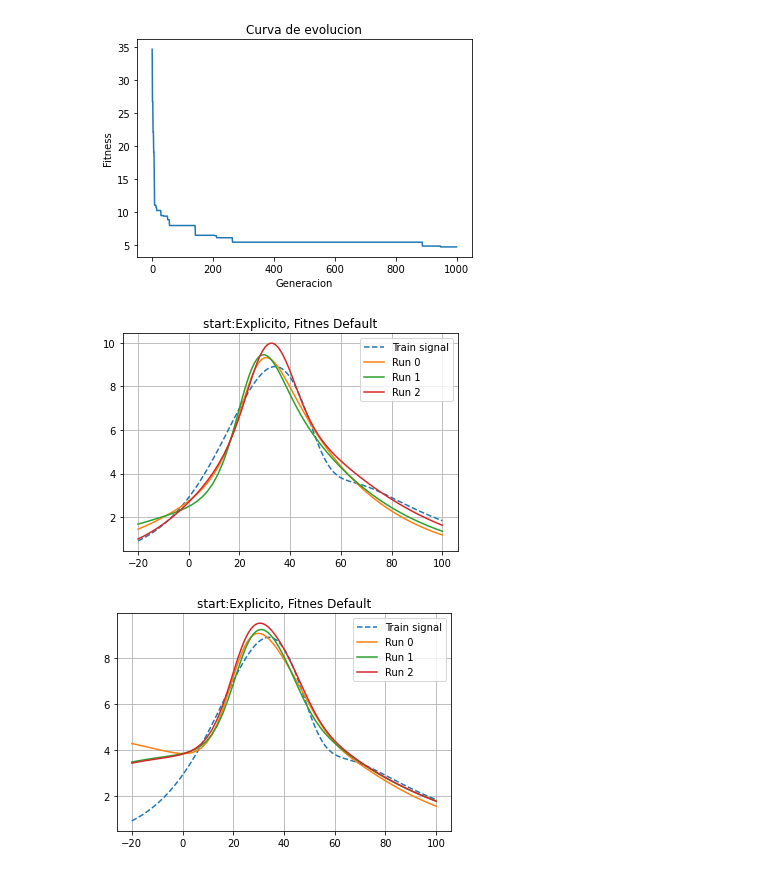
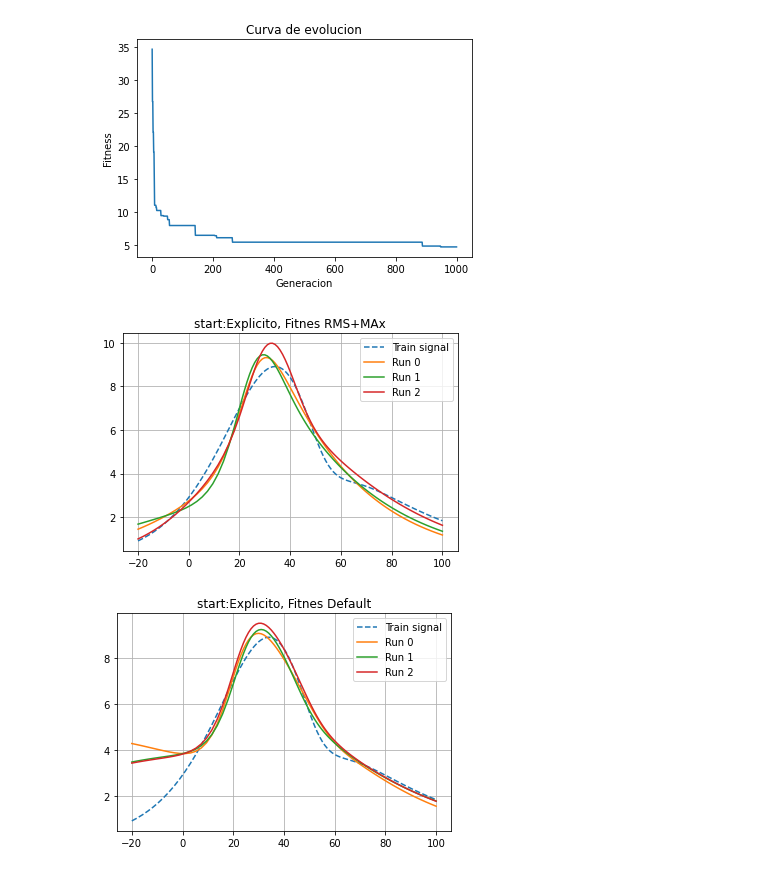
Before and after one commit to nfierroflo/Evolutionary-computation, a Jupyter notebook: evolutivacompletoc1.ipynb, the cells around one changed output. Drawn from its saved outputs; the diff is of its cells as text; code cells hidden in the pictures.

```diff
--- a/evolutivacompletoc1.ipynb
+++ b/evolutivacompletoc1.ipynb
@@ -175,12 +175,12 @@ Text(0.5, 0, 'Generacion')
 # %%
 # CON MAX +RMS
 g0=lambda x: (0.493*(1-0.796*(x-58.6)/01.02)/(1+np.exp((43.6-x)/21.16)))*(1-sigmoid(0.2*(x-(00.62+27.4))))+(sigmoid(0.2*(x-(04.89+20.8))))*(0.802*(1-0.034)*np.exp((88.11+32.1-x)/27.33)/(1+np.exp((23.2-x)/76.35)))
 g1=lambda x: (0.643*(1-0.553*(x-57.9)/02.89)/(1+np.exp((23.5-x)/26.74)))*(1-sigmoid(0.2*(x-(07.27+28.3))))+(sigmoid(0.2*(x-(01.34+21.0))))*(0.747*(1-0.080)*np.exp((75.54+52.6-x)/29.28)/(1+np.exp((34.9-x)/57.37)))
 g2=lambda x: (0.513*(1-0.971*(x-56.6)/02.13)/(1+np.exp((20.5-x)/14.21)))*(1-sigmoid(0.2*(x-(18.58+23.7))))+(sigmoid(0.2*(x-(00.64+25.4))))*(0.825*(1-0.059)*np.exp((91.29+36.5-x)/29.89)/(1+np.exp((43.8-x)/35.35)))
 
-plotResult(t,Totalv2,g0(t),g1(t), g2(t),'Explicito, Fitnes Default')
+plotResult(t,Totalv2,g0(t),g1(t), g2(t),'Explicito, Fitnes RMS+MAx')
 # %% [output]
-[figure, old version]
+[figure, new version]
 # %%
 base='progress_report.csv'
 generacion, minfit=LeerArchivo(base)
```
Also changed, not shown: parts of 1 cell of this notebook.
